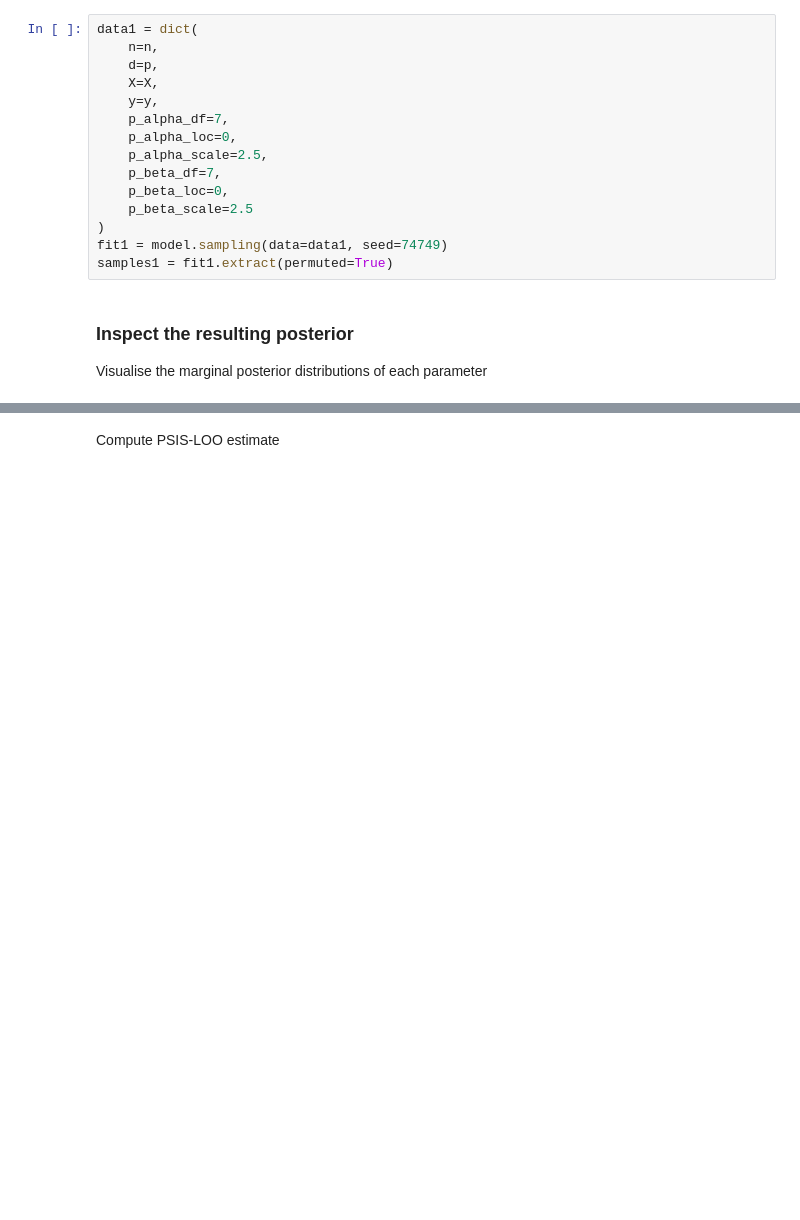
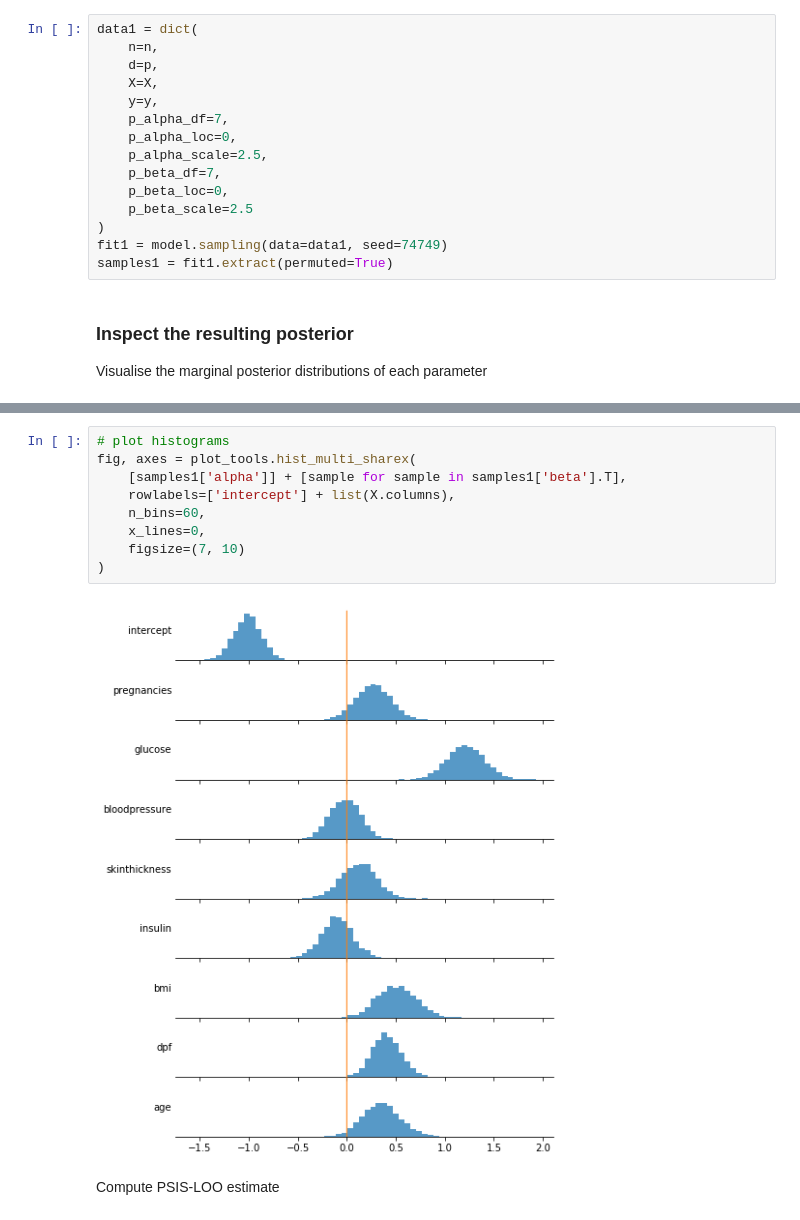
Before and after one commit to avehtari/BDA_py_demos, a Jupyter notebook: demos_pystan/diabetes.ipynb, the cells around one changed output, grey strips where cells are left out. Drawn from its saved outputs; the diff is of its cells as text; blank space fills up the shorter version.

Commit message:
Add hist_multi_sharex in plot_tools

```diff
--- a/demos_pystan/diabetes.ipynb
+++ b/demos_pystan/diabetes.ipynb
@@ -302,3 +246,14 @@ axes[-1].add_artist(xzero);
+# %%
+# plot histograms
+fig, axes = plot_tools.hist_multi_sharex(
+    [samples1['alpha']] + [sample for sample in samples1['beta'].T],
+    rowlabels=['intercept'] + list(X.columns),
+    n_bins=60,
+    x_lines=0,
+    figsize=(7, 10)
+)
+# %% [output]
+[figure, added]
 # %% [markdown]
 Compute PSIS-LOO estimate
 # %%
```
Also changed, not shown: parts of 6 cells of this notebook, 1 other file.
